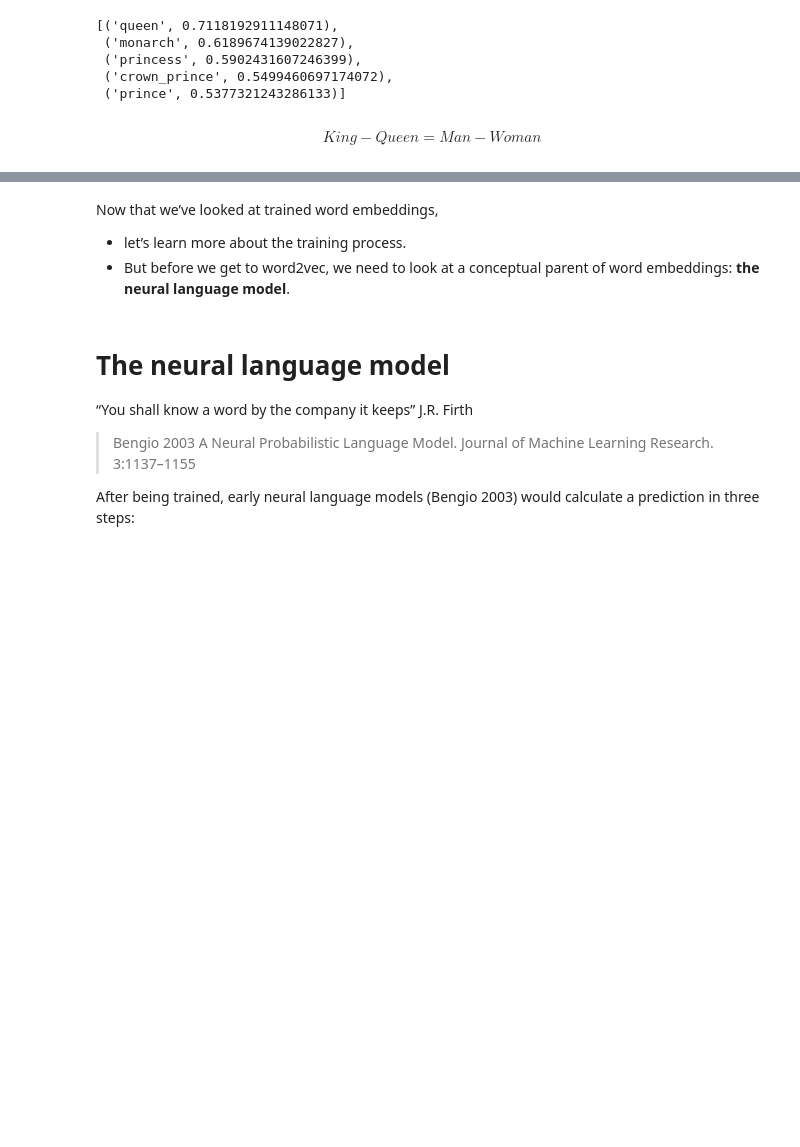
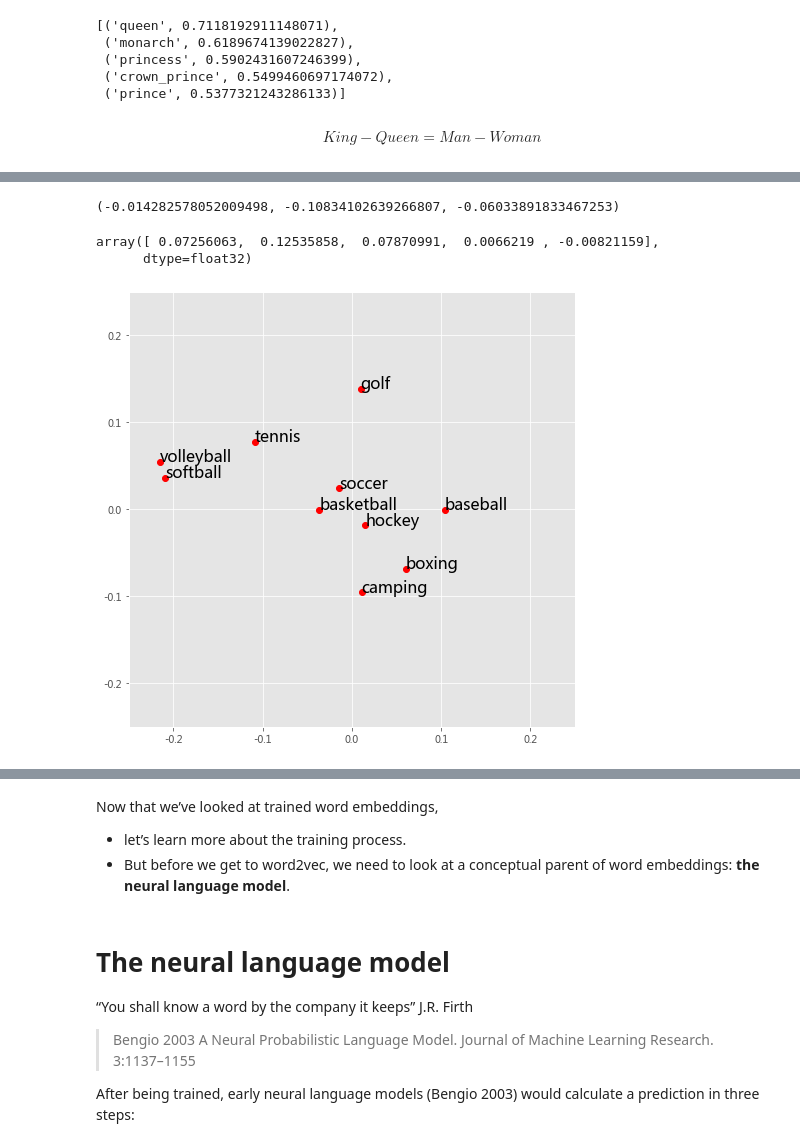
Before and after one commit to SocratesClub/css, a Jupyter notebook: notebook/09-word2vec.ipynb, the cells around one changed output, grey strips where cells are left out. Cells and saved outputs as stored; diff of their text form; code cells hidden in the pictures; blank space fills up the shorter version.

```diff
--- a/notebook/09-word2vec.ipynb
+++ b/notebook/09-word2vec.ipynb
@@ -209,0 +230,6 @@ $$King- Queen = Man - Woman$$
+# %%
+###IMPORT LISTS OF TERMS TO PROJECT AND ANTONYM PAIRS#####
+import pandas as pd
+ant_pairs_aff = pd.read_csv("../data/word_pairs/affluence_pairs.csv",header=None)
+ant_pairs_gen = pd.read_csv("../data/word_pairs/gender_pairs.csv",header=None)
+ant_pairs_race = pd.read_csv("../data/word_pairs/race_pairs.csv",header=None)
@@ -209,0 +252,47 @@ $$King- Queen = Man - Woman$$
+# %%
+def make_dim(model, df):
+    word_dims = []
+    for i in df.index:
+        rp_word1 = df[0][i]
+        rp_word2 = df[1][i]
+        try:
+            word_dims.append( dimension(model[rp_word1], model[rp_word2]) )
+        except:
+            pass
+    dim_ave = pd.DataFrame(word_dims).mean().tolist()
+    dim_ave_= nrm(dim_ave)
+    return dim_ave
+# %%
+aff_dim = make_dim(model, ant_pairs_aff)
+gender_dim = make_dim(model, ant_pairs_gen)
+race_dim = make_dim(model, ant_pairs_race)
+# %%
+cos(aff_dim,gender_dim), cos(aff_dim,race_dim), cos(gender_dim,race_dim)
+# %% [output]
+(-0.014282578052009498, -0.10834102639266807, -0.06033891833467253)
+# %%
+wlist=["camping","baseball","boxing","volleyball","softball","golf","tennis","soccer","basketball","hockey"]
+
+aff_proj = [cos(aff_dim, model[i]) for i in wlist]
+gender_proj = [cos(gender_dim, model[i]) for i in wlist]
+race_proj = [cos(race_dim, model[i]) for i in wlist]
+# %%
+dimension(model['man'], model['woman'])[:5]
+# %% [output]
+array([ 0.07256063,  0.12535858,  0.07870991,  0.0066219 , -0.00821159],
+      dtype=float32)
+# %%
+import matplotlib.pyplot as plt
+import matplotlib
+matplotlib.style.use('ggplot')
+
+plt.figure(figsize  = [8, 8])
+plt.plot(gender_proj, aff_proj, 'ro')
+for k, i in enumerate(wlist):
+    plt.text(gender_proj[k], aff_proj[k], i, fontsize = 16)
+plt.xlim([-0.25, 0.25])
+plt.ylim([-0.25, 0.25])
+
+plt.show()
+# %% [output]
+[figure, added]
```
Also changed, not shown: parts of 6 cells of this notebook, 10 other files.
